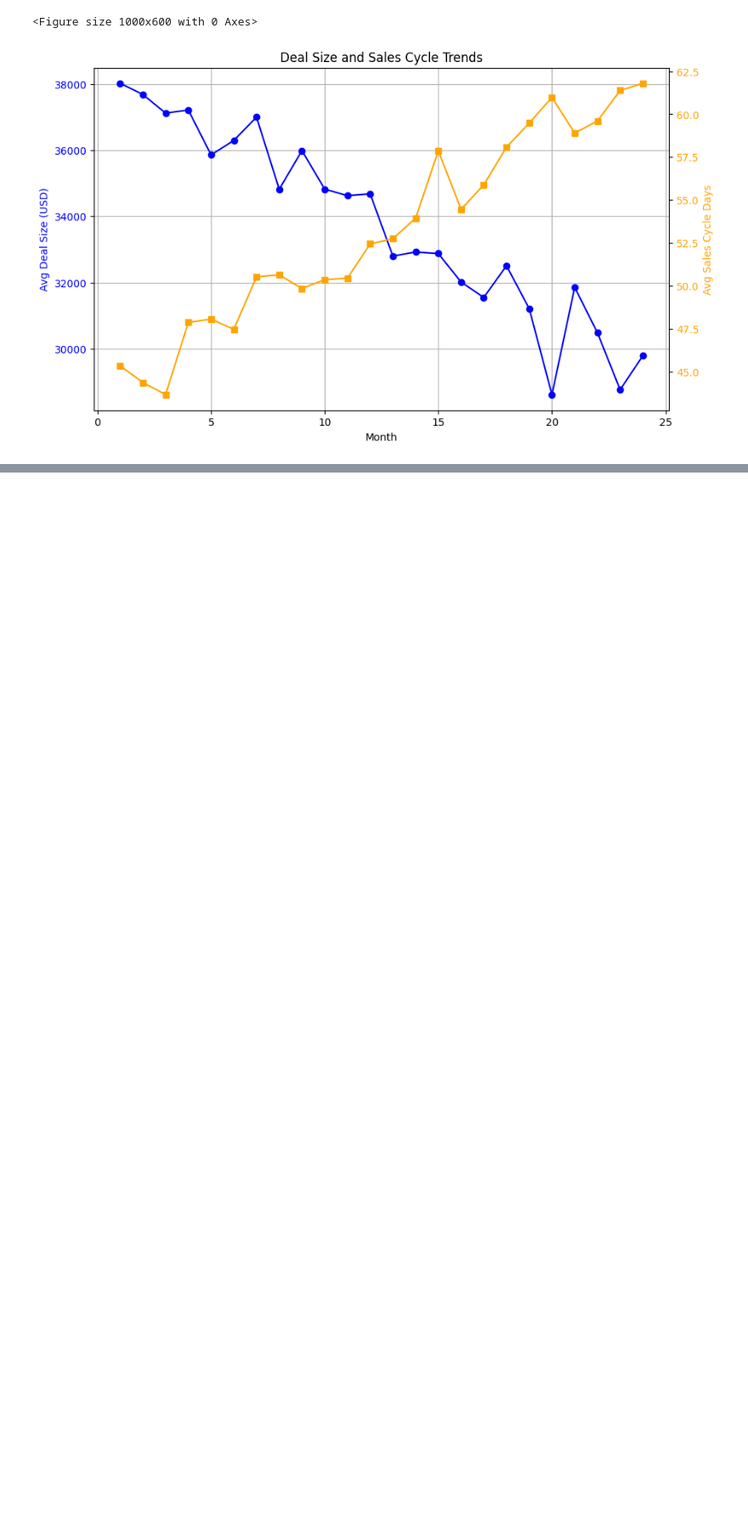
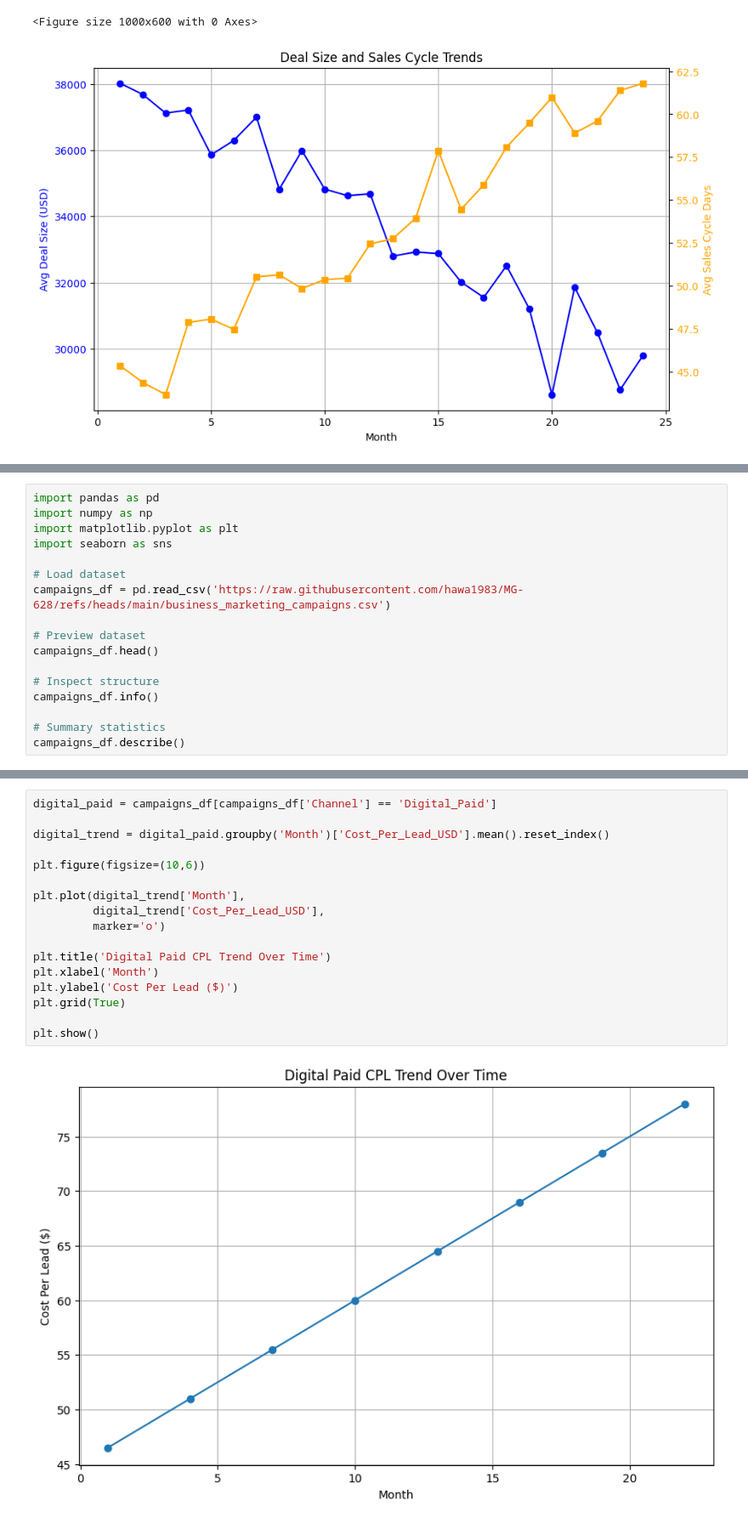
Before and after one commit to hawa1983/MG-628, a Jupyter notebook: Midterm_Regression_Project.ipynb, the cells around one changed output, grey strips where cells are left out. Shown at 85% size. Cells and saved outputs as stored; diff of their text form; blank space fills up the shorter version.

```diff
--- a/Midterm_Regression_Project.ipynb
+++ b/Midterm_Regression_Project.ipynb
@@ -160,0 +232,17 @@ plt.show()
+# %%
+import pandas as pd
+import numpy as np
+import matplotlib.pyplot as plt
+import seaborn as sns
+
+# Load dataset
+campaigns_df = pd.read_csv('https://raw.githubusercontent.com/hawa1983/MG-628/refs/heads/main/business_marketing_campaigns.csv')
+
+# Preview dataset
+campaigns_df.head()
+
+# Inspect structure
+campaigns_df.info()
+
+# Summary statistics
+campaigns_df.describe()
@@ -160,0 +324,19 @@ plt.show()
+# %%
+digital_paid = campaigns_df[campaigns_df['Channel'] == 'Digital_Paid']
+
+digital_trend = digital_paid.groupby('Month')['Cost_Per_Lead_USD'].mean().reset_index()
+
+plt.figure(figsize=(10,6))
+
+plt.plot(digital_trend['Month'],
+         digital_trend['Cost_Per_Lead_USD'],
+         marker='o')
+
+plt.title('Digital Paid CPL Trend Over Time')
+plt.xlabel('Month')
+plt.ylabel('Cost Per Lead ($)')
+plt.grid(True)
+
+plt.show()
+# %% [output]
+[figure, added]
```
Also changed, not shown: parts of 34 cells of this notebook.
